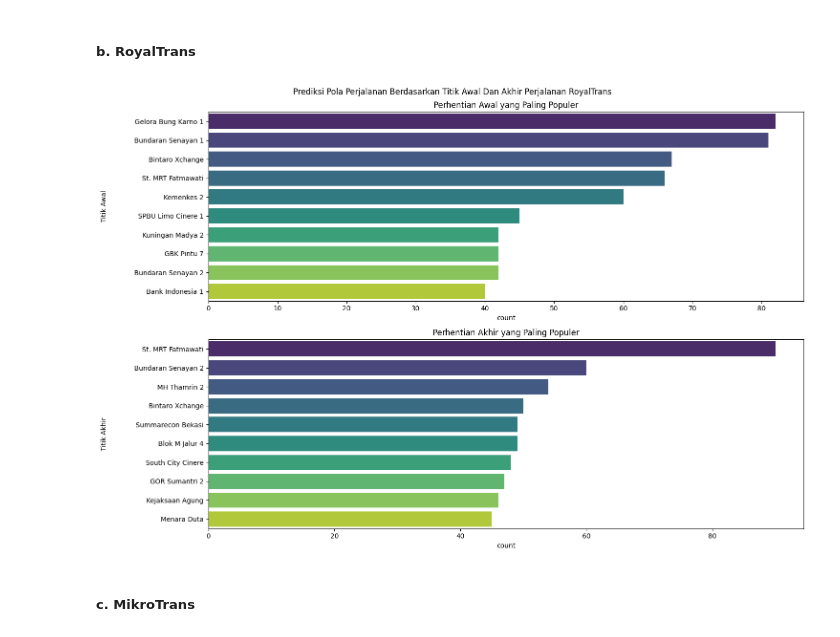
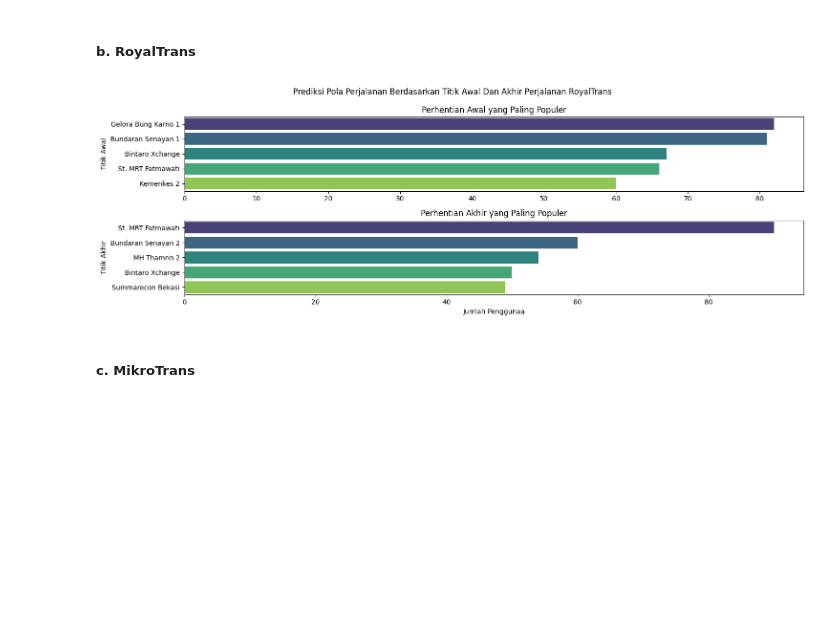
Before and after one commit to HilmySonaji/CP2, a Jupyter notebook: Capstone_Project_Module_2/raw/CP2.ipynb, the cells around one changed output. Cells and saved outputs as stored; diff of their text form; code cells hidden in the pictures; blank space fills up the shorter version.

```diff
--- a/Capstone_Project_Module_2/raw/CP2.ipynb
+++ b/Capstone_Project_Module_2/raw/CP2.ipynb
@@ -342,6 +343,6 @@ dfraw['busType'] = dfraw.apply(determine_bus_type, axis=1)
 kita drop sisa data yang tidak mengalami perubahan dan kita reset indexnya agar terlihat rapi, data yang didrop terjadi karena informasi dari pusat ataupun data tersebut kurang lengkap.
 # %%
 dfraw.dropna(inplace=True)
-dfraw.reset_index().drop(columns={"index"},inplace=True)
+dfraw = dfraw.reset_index().drop(columns={'index'})
 # %% [markdown]
 #### Check
@@ -532,37 +541,39 @@ plt.show()
 # %%
 x = dfraw[dfraw["busType"] == "RoyalTrans"]
 
 # Hitung frekuensi perhentian awal dan akhir
-start_stops = x['tapInStopsName'].value_counts().nlargest(10).reset_index(name="count") # 10 titik awal paling populer
-end_stops = x['tapOutStopsName'].value_counts().nlargest(10).reset_index(name="count")  # 10 titik akhir paling populer
+start_stops = x['tapInStopsName'].value_counts().nlargest(5).reset_index(name="count") # 5 titik awal paling populer
+end_stops = x['tapOutStopsName'].value_counts().nlargest(5).reset_index(name="count")  # 5 titik akhir paling populer
 
-fig = plt.figure(figsize=(15,10))
+fig = plt.figure(figsize=(15,5))
 fig.suptitle('Prediksi Pola Perjalanan Berdasarkan Titik Awal Dan Akhir Perjalanan RoyalTrans')
 
 # Visualisasi perhentian awal
 plt.subplot(2,1,1)
 sns.barplot(
     data=start_stops,
     x="count",
     y="tapInStopsName",
     palette="viridis")
 plt.title('Perhentian Awal yang Paling Populer')
-plt.ylabel("Titik Awal",labelpad=40)
+plt.ylabel("Titik Awal")
+plt.xlabel("")
 
 # Visualisasi perhentian akhir
 plt.subplot(2,1,2)
 sns.barplot(
     data=end_stops,
     x="count",
     y="tapOutStopsName",
     palette="viridis")
 plt.title('Perhentian Akhir yang Paling Populer')
-plt.ylabel("Titik Akhir",labelpad=40)
+plt.ylabel("Titik Akhir")
+plt.xlabel("Jumlah Penggunaa")
 
 plt.tight_layout()
 plt.show()
 # %% [output]
-[figure, old version]
+[figure, new version]
 # %% [markdown]
 ##### c. MikroTrans
 # %%
```
Also changed, not shown: parts of 27 cells of this notebook.
